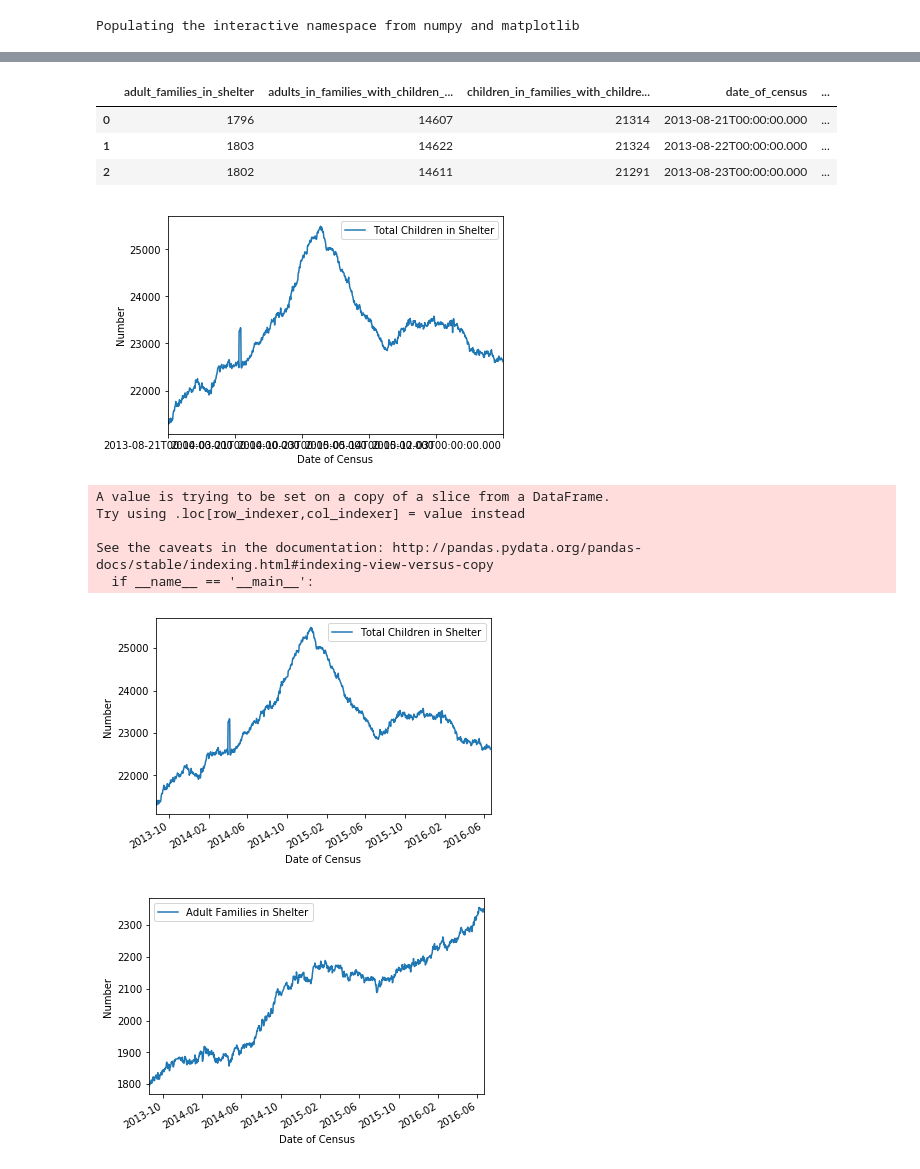
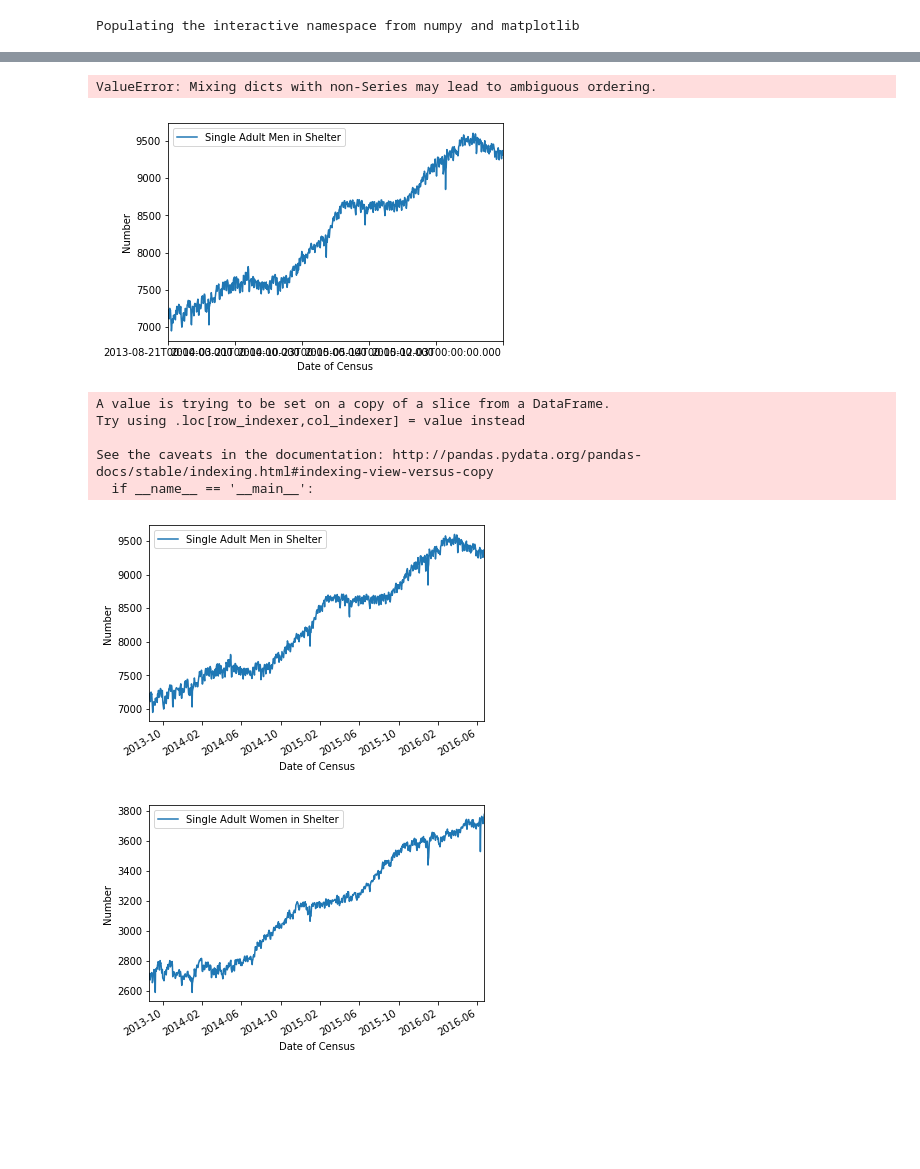
Before and after one commit to RossMacW/PUI2018_ram844, a Jupyter notebook: HW3_ram844/Assignment2/Assignment2.ipynb, the cells around one changed output, grey strips where cells are left out. Drawn from its saved outputs; the diff is of its cells as text; code cells hidden in the pictures; blank space fills up the shorter version.

```diff
--- a/HW3_ram844/Assignment2/Assignment2.ipynb
+++ b/HW3_ram844/Assignment2/Assignment2.ipynb
@@ -110,30 +126,27 @@ dhs_2c.plot(x="Adult Families in Shelter", y="Total Children in Shelter", kind='
 # %%
 ##solution 2: solution 2: Use API and download a json file
-url = "https://data.cityofnewyork.us/resource/wece-v9d7.json"
+url = "https://data.cityofnewyork.us/api/views/8u86-bviy/rows.json"
 # %%
 #use the appropriatepandas function to read in the json file
 df = pd.read_json(url)
+# %% [output]
+ValueError: Mixing dicts with non-Series may lead to ambiguous ordering.
 # %%
 # print it out
 df.head(3)
-# %% [output]
-|  | adult_families_in_shelter | adults_in_families_with_children_... | children_in_families_with_childre... | date_of_census | ... |
-| 0 | 1796 | 14607 | 21314 | 2013-08-21T00:00:00.000 | ... |
-| 1 | 1803 | 14622 | 21324 | 2013-08-22T00:00:00.000 | ... |
-| 2 | 1802 | 14611 | 21291 | 2013-08-23T00:00:00.000 | ... |
 # %%
 #now select a date and 2 variables
-dhs_3c = df[['date_of_census', 'total_children_in_shelter', 'adult_families_in_shelter']]
+dhs_3c = df[['date_of_census', 'single_adult_men_in_shelter', 'single_adult_women_in_shelter']]
 # %%
 dhs_3c.rename(columns = {'date_of_census':'Date of Census',
-               'total_children_in_shelter':'Total Children in Shelter',
-               'adult_families_in_shelter': 'Adult Families in Shelter'}, inplace=True)
+               'single_adult_men_in_shelter':'Single Adult Men in Shelter',
+               'single_adult_women_in_shelter': 'Single Adult Women in Shelter'}, inplace=True)
 # %%
 #as a default this plot wont have a y label, but all plots must have axis labels!
-ax = dhs_3c.plot(x='Date of Census', y='Total Children in Shelter');
+ax = dhs_3c.plot(x='Date of Census', y='Single Adult Men in Shelter');
 ax.set_ylabel("Number");
 # %% [output]
-[figure, old version]
+[figure, new version]
 # %%
 dhs_3c["Date of Census"] = dhs_3c["Date of Census"].apply(lambda x: pd.Timestamp(x))
 # %% [output]
@@ -143,7 +156,7 @@ Try using .loc[row_indexer,col_indexer] = value instead
 See the caveats in the documentation: http://pandas.pydata.org/pandas-docs/stable/indexing.html#indexing-view-versus-copy
   if __name__ == '__main__':
 # %%
-ax = dhs_3c.plot(x='Date of Census', y='Total Children in Shelter')
+ax = dhs_3c.plot(x='Date of Census', y='Single Adult Men in Shelter')
 ax.set_ylabel("Number");
 # %% [output]
-[figure, old version]
+[figure, new version]
@@ -150,6 +167,6 @@ ax.set_ylabel("Number");
 # %%
 #plot the other columns
-ax = dhs_3c.plot(x='Date of Census', y='Adult Families in Shelter')
+ax = dhs_3c.plot(x='Date of Census', y='Single Adult Women in Shelter')
 ax.set_ylabel("Number");
 # %% [output]
-[figure, old version]
+[figure, new version]
```
Also changed, not shown: parts of 18 cells of this notebook.
